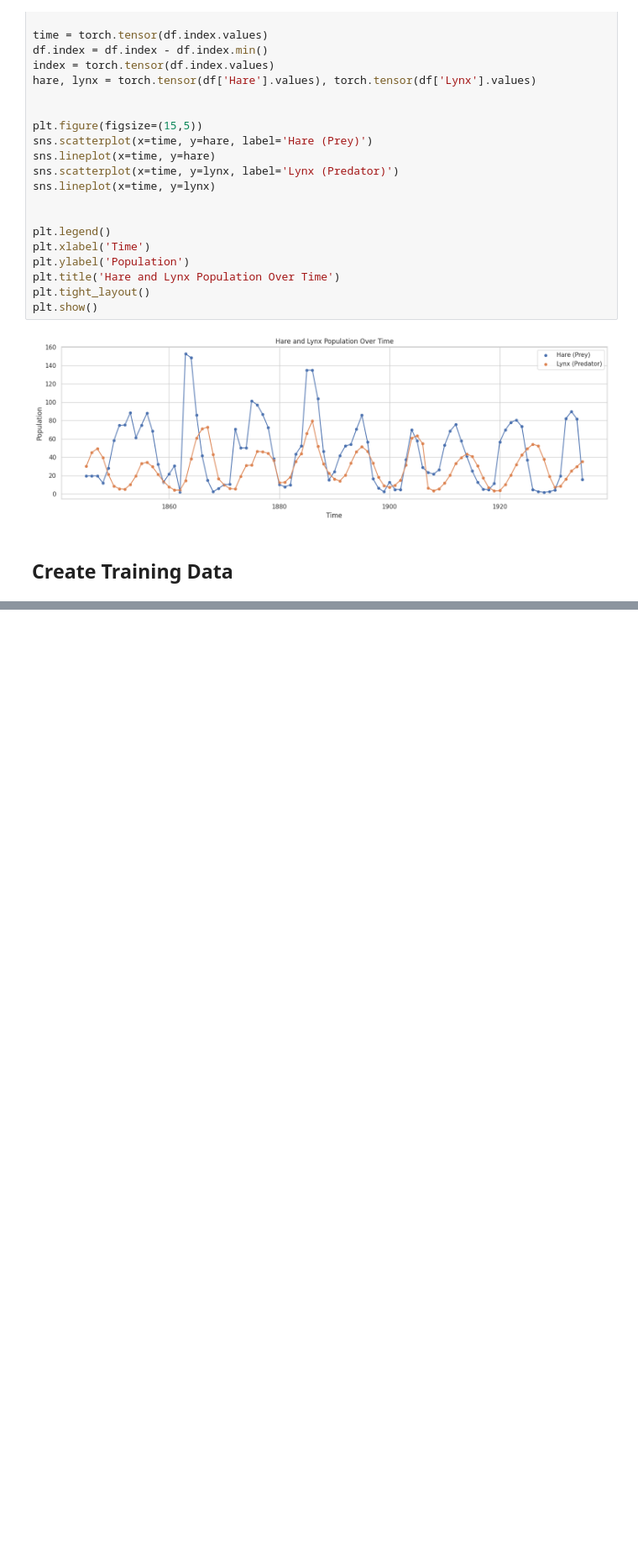
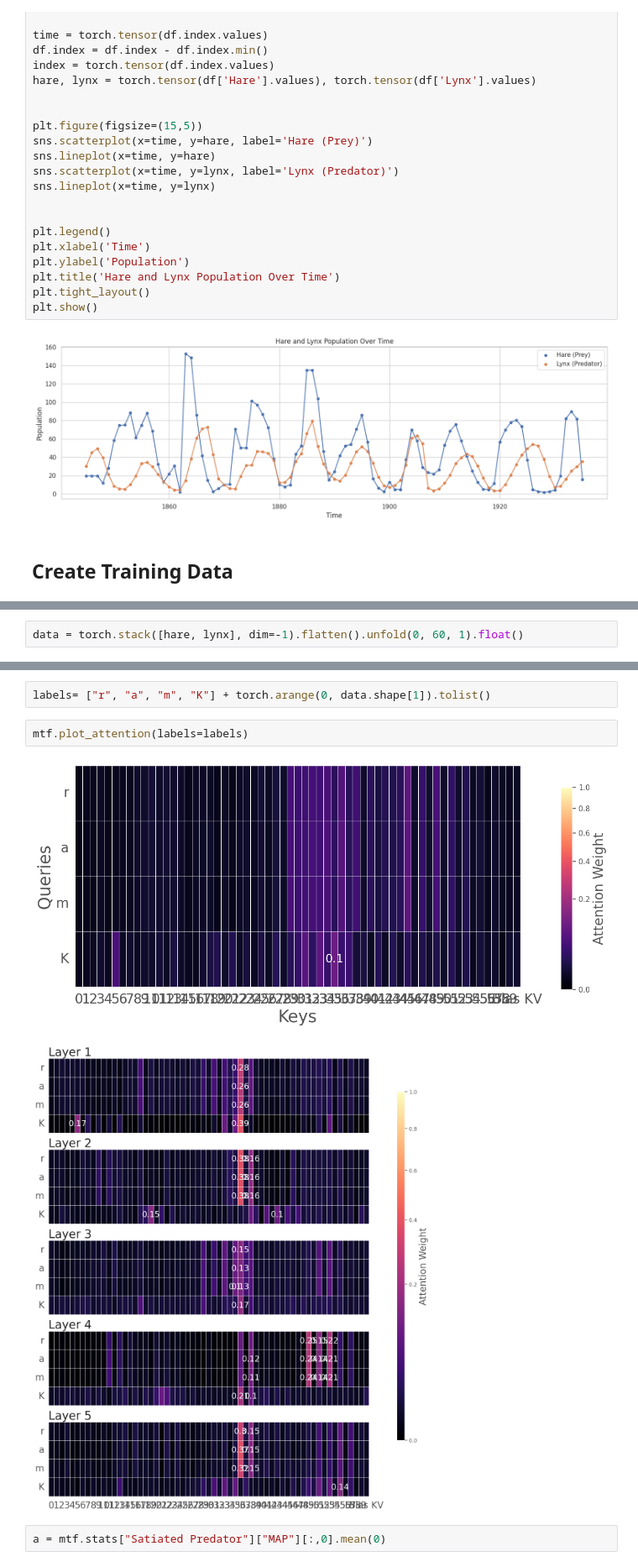
Before and after one commit to bGuenes/COMPASS, a Jupyter notebook: tutorials/Predator_Prey.ipynb, the cells around one changed output, grey strips where cells are left out. Shown at 84% size. Drawn from its saved outputs; the diff is of its cells as text; blank space fills up the shorter version.

```diff
--- a/tutorials/Predator_Prey.ipynb
+++ b/tutorials/Predator_Prey.ipynb
@@ -291,0 +319,2 @@ tensor([ 0.,  1.,  2.,  3.,  4.,  5.,  6.,  7.,  8.,  9., 10., 11., 12., 13.,
+# %%
+data = torch.stack([hare, lynx], dim=-1).flatten().unfold(0, 60, 1).float()
@@ -291,0 +336,9 @@ tensor([ 0.,  1.,  2.,  3.,  4.,  5.,  6.,  7.,  8.,  9., 10., 11., 12., 13.,
+# %%
+labels= ["r", "a", "m", "K"] + torch.arange(0, data.shape[1]).tolist()
+# %%
+mtf.plot_attention(labels=labels)
+# %% [output]
+[figure, added]
+[figure, added]
+# %%
+a = mtf.stats["Satiated Predator"]["MAP"][:,0].mean(0)
```
Also changed, not shown: parts of 22 cells of this notebook, 3 other files.
